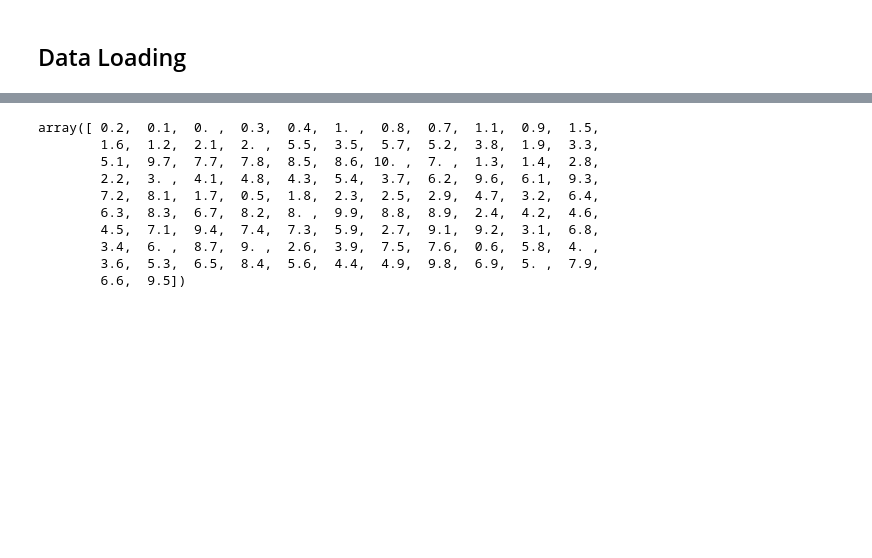
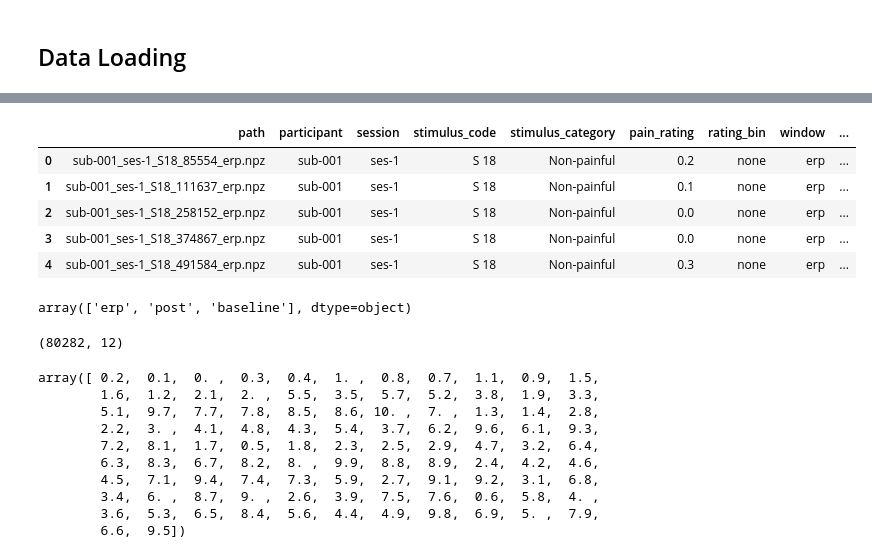
Before and after one commit to AditiSatsangi/EEG-Pain-Estimation, a Jupyter notebook: notebooks/code.ipynb, the cells around one changed output, grey strips where cells are left out. Saved outputs shown, nothing was run; the diff lists cells and outputs as text; code cells hidden in the pictures; blank space fills up the shorter version.

```diff
--- a/notebooks/code.ipynb
+++ b/notebooks/code.ipynb
@@ -55,3 +55,20 @@ No valid rows found after filtering. Reverting to full dataset.
+# %%
+index_df.head()
+# %% [output]
+|  | path | participant | session | stimulus_code | stimulus_category | pain_rating | rating_bin | window | ... |
+| 0 | sub-001_ses-1_S18_85554_erp.npz | sub-001 | ses-1 | S 18 | Non-painful | 0.2 | none | erp | ... |
+| 1 | sub-001_ses-1_S18_111637_erp.npz | sub-001 | ses-1 | S 18 | Non-painful | 0.1 | none | erp | ... |
+| 2 | sub-001_ses-1_S18_258152_erp.npz | sub-001 | ses-1 | S 18 | Non-painful | 0.0 | none | erp | ... |
+| 3 | sub-001_ses-1_S18_374867_erp.npz | sub-001 | ses-1 | S 18 | Non-painful | 0.0 | none | erp | ... |
+| 4 | sub-001_ses-1_S18_491584_erp.npz | sub-001 | ses-1 | S 18 | Non-painful | 0.3 | none | erp | ... |
+# %%
+index_df["window"].unique()
+# %% [output]
+array(['erp', 'post', 'baseline'], dtype=object)
+# %%
+index_df.shape
+# %% [output]
+(80282, 12)
 # %%
 # What does stimulus category mean?
 # Unique: ['Non-painful', 'Painful', 'High Pain']
```
Also changed, not shown: parts of 6 cells of this notebook, 1 other file.
